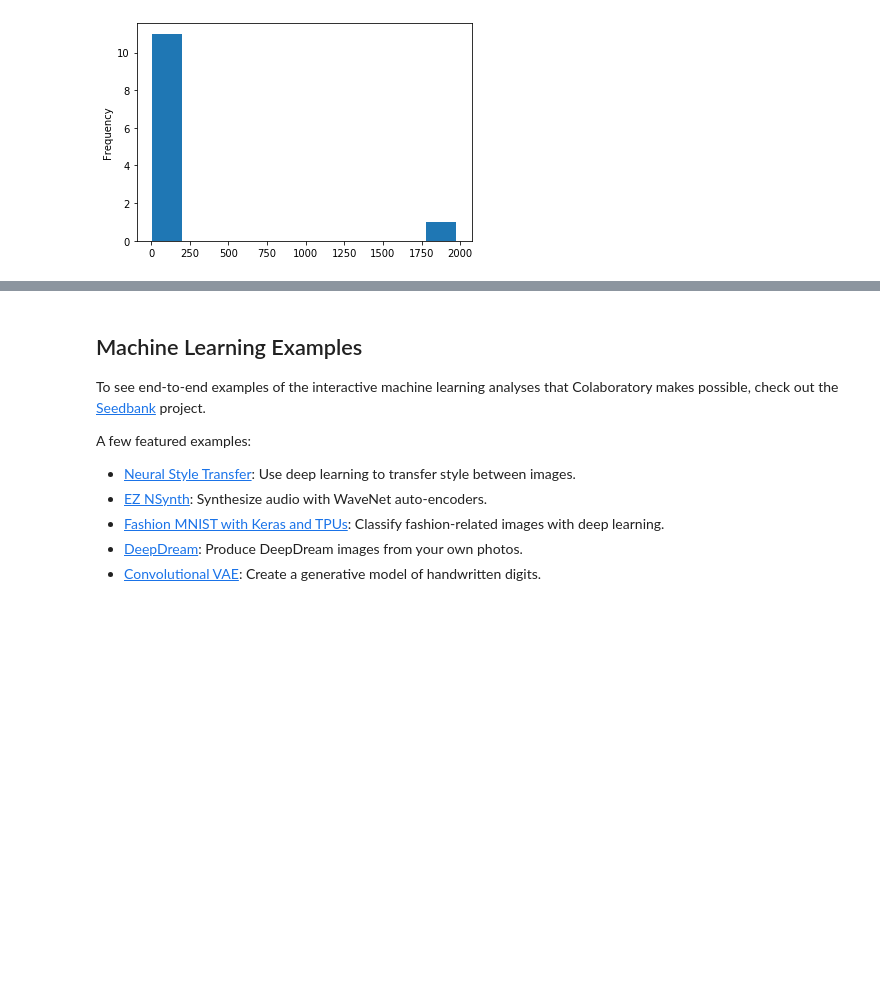
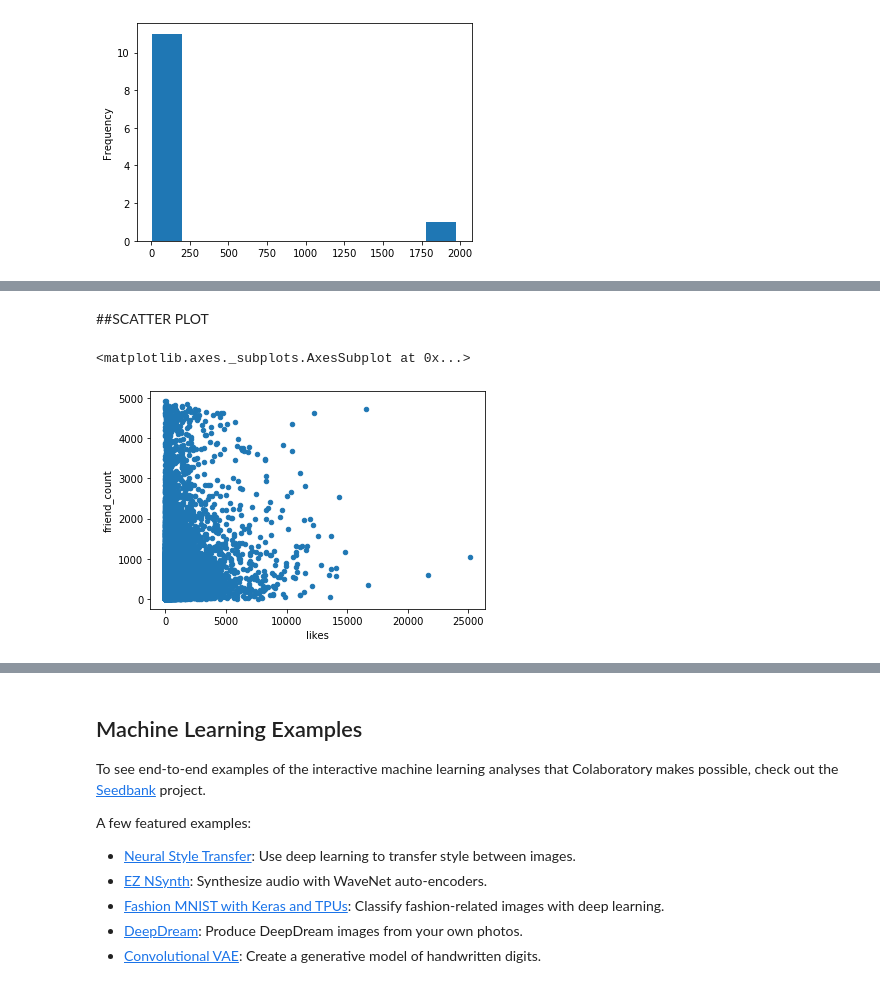
Before and after one commit to 19PA1A0474/code-era, a Jupyter notebook: HEADACHE2.ipynb, the cells around one changed output, grey strips where cells are left out. Saved outputs shown, nothing was run; the diff lists cells and outputs as text; code cells hidden in the pictures; blank space fills up the shorter version.

```diff
--- a/HEADACHE2.ipynb
+++ b/HEADACHE2.ipynb
@@ -555,0 +556,7 @@ plt.show()
+# %% [markdown]
+##SCATTER PLOT
+# %%
+fb.plot(x='likes',y='friend_count',kind='scatter')
+# %% [output]
+<matplotlib.axes._subplots.AxesSubplot at 0x...>
+[figure, added]
```
Also changed, not shown: parts of 3 cells of this notebook.
